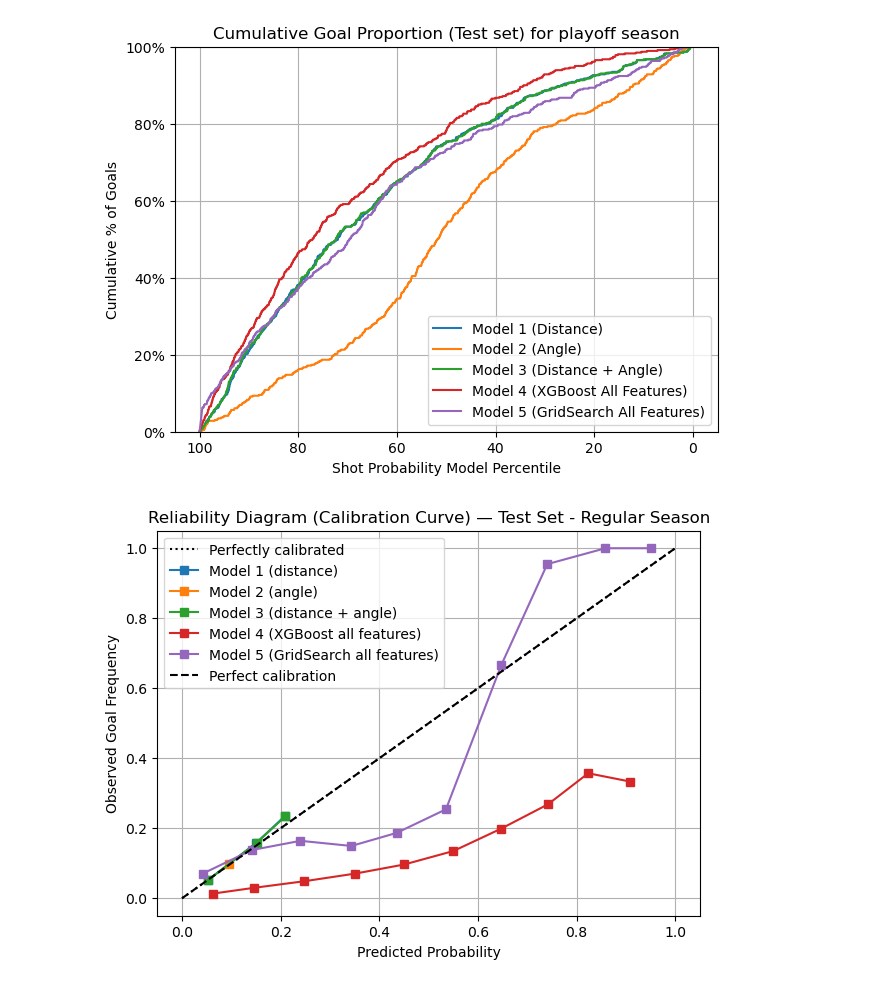
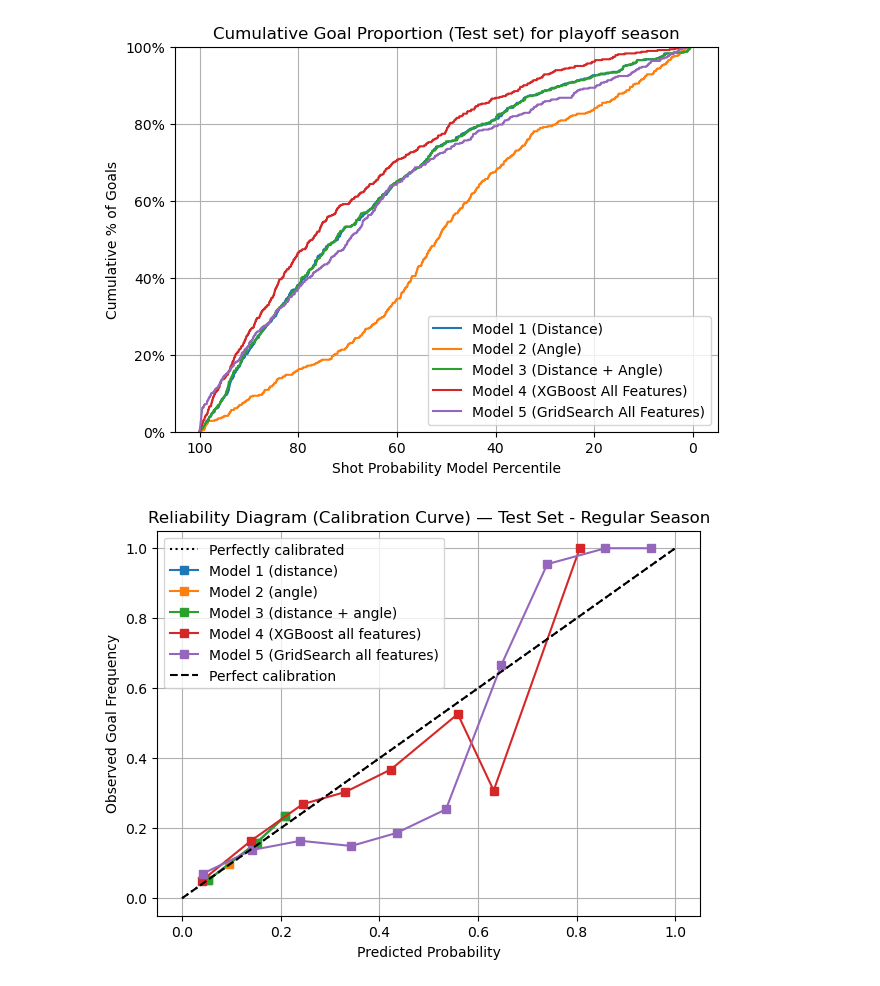
Before and after one commit to d1amondb0t/ift-6758-m1, a Jupyter notebook: notebooks/tests.ipynb, the cells around one changed output. Saved outputs shown, nothing was run; the diff lists cells and outputs as text; code cells hidden in the pictures.

Commit message:
calibrated xgb

```diff
--- a/notebooks/tests.ipynb
+++ b/notebooks/tests.ipynb
@@ -231,17 +231,29 @@ wandb:   1 of 1 files downloaded.
 📥 Downloading IFT6758-2025-B1/IFT6758-2025-B01/gridsearch_best:latest ...
 wandb:   1 of 1 files downloaded.
 # %%
+from sklearn.calibration import CalibratedClassifierCV
+
 y_pred_proba_1_regular = models["model1-distance"].predict_proba(X_test_eng_one_regular[["distance_to_net"]])[:, 1]
 y_pred_proba_2_regular = models["model2-angle"].predict_proba(X_test_eng_one_regular[["shot_angle"]])[:, 1]
 y_pred_proba_3_regular = models["model3-distance-angle"].predict_proba(X_test_eng_one_regular[["distance_to_net", "shot_angle"]])[:, 1]
 X_test_eng_two_regular_2 = X_test_eng_two_regular.drop(columns='time_since_last_event').copy()
+
+X_train2_clean = X_train2.drop(columns='time_since_last_event').copy()
+calibrated_xgb = CalibratedClassifierCV(models["xgb_all_features"], method='isotonic', cv="prefit")
+calibrated_xgb.fit(X_train2_clean, y_train2)
+y_pred_proba_4_regular_rel = calibrated_xgb.predict_proba(X_test_eng_two_regular_2)[:, 1]
+
 y_pred_proba_4_regular = models["xgb_all_features"].predict_proba(X_test_eng_two_regular_2)[:, 1]
 y_pred_proba_5_regular = models["gridsearch_best"].predict_proba(X_test_eng_two_regular)[:, 1]
 
 y_pred_proba_1_playoff = models["model1-distance"].predict_proba(X_test_eng_one_playoff[["distance_to_net"]])[:, 1]
 y_pred_proba_2_playoff = models["model2-angle"].predict_proba(X_test_eng_one_playoff[["shot_angle"]])[:, 1]
 y_pred_proba_3_playoff = models["model3-distance-angle"].predict_proba(X_test_eng_one_playoff[["distance_to_net", "shot_angle"]])[:, 1]
+
 X_test_eng_two_playoff_2 = X_test_eng_two_playoff.drop(columns='time_since_last_event').copy()
+
+y_pred_proba_4_playoff_rel = calibrated_xgb.predict_proba(X_test_eng_two_playoff_2)[:, 1]
+
 y_pred_proba_4_playoff = models["xgb_all_features"].predict_proba(X_test_eng_two_playoff_2)[:, 1]
 y_pred_proba_5_playoff = models["gridsearch_best"].predict_proba(X_test_eng_two_playoff)[:, 1]
 # %%
@@ -377,35 +389,36 @@ CalibrationDisplay.from_predictions(
     n_bins=10,
     name="Model 3 (distance + angle)",
     ax=plt.gca()
 )
 
 # Model 4 (random baseline)
 CalibrationDisplay.from_predictions(
     y_test_eng_two_regular,
-    y_pred_proba_4_regular,
+    y_pred_proba_4_regular_rel,
     n_bins=10,
     name="Model 4 (XGBoost all features)",
     ax=plt.gca()
 )
+
 
 # Model 5 (XGBoost all features)
 CalibrationDisplay.from_predictions(
     y_test_eng_two_regular,
     y_pred_proba_5_regular,
     n_bins=10,
     name="Model 5 (GridSearch all features)",
     ax=plt.gca()
 )
 
 plt.plot([0, 1], [0, 1], "k--", label="Perfect calibration")
 plt.xlabel("Predicted Probability")
 plt.ylabel("Observed Goal Frequency")
 plt.title("Reliability Diagram (Calibration Curve) — Test Set - Regular Season")
 plt.legend()
 plt.grid(True)
 plt.show()
 # %% [output]
-[figure, old version]
+[figure, new version]
 # %%
 plt.figure(figsize=(7,5))
 
```
Also changed, not shown: parts of 1 cell of this notebook.
